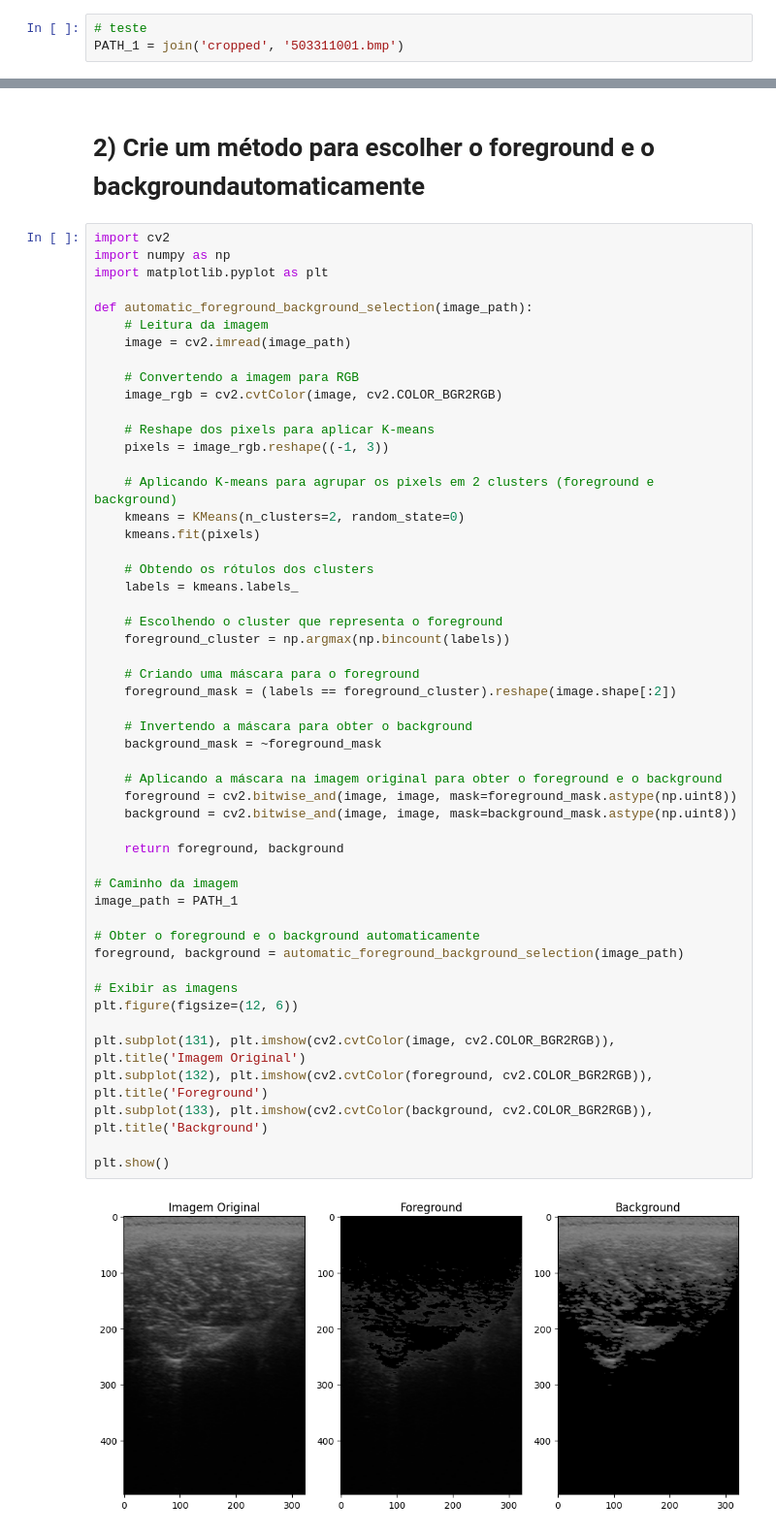
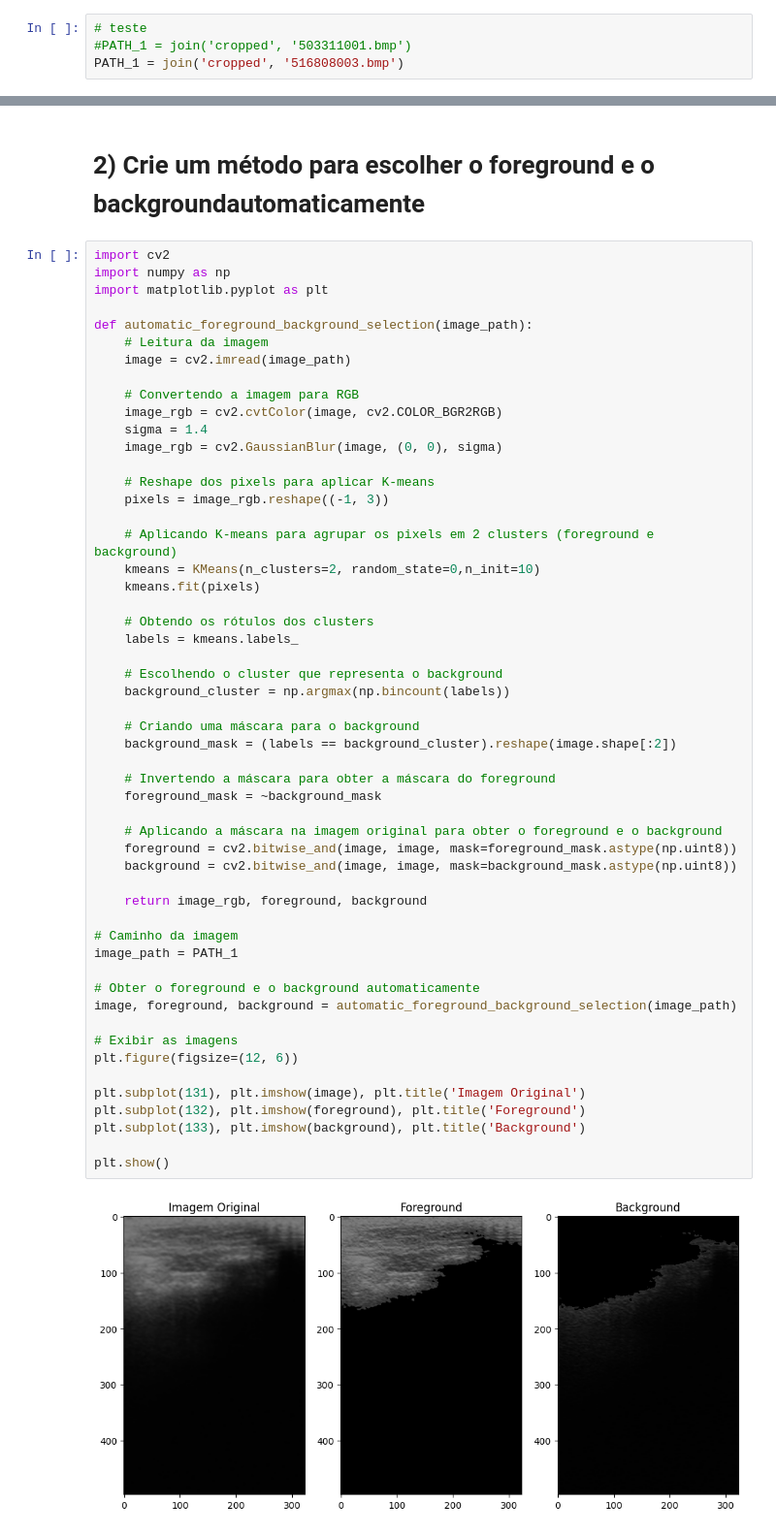
Before and after one commit to mauriciobenjamin700/6_periodo, a Jupyter notebook: CV/Treino/Enviar_6/main.ipynb, the cells around one changed output, grey strips where cells are left out. Shown at 97% size. Saved outputs shown, nothing was run; the diff lists cells and outputs as text.

```diff
--- a/CV/Treino/Enviar_6/main.ipynb
+++ b/CV/Treino/Enviar_6/main.ipynb
@@ -8,7 +32,8 @@ from os.path import join
 import matplotlib.pyplot as plt
 # %%
 # teste
-PATH_1 = join('cropped', '503311001.bmp')
+#PATH_1 = join('cropped', '503311001.bmp')
+PATH_1 = join('cropped', '516808003.bmp')
 # %% [markdown]
 # Questão 1:
     Utilizando   a   base   de   imagens   “ultrassound.zip”   disponibilizada   no SIGAA, realize a segmentação das imagens das seguintes formas:
@@ -170,45 +201,47 @@ def automatic_foreground_background_selection(image_path):
 
     # Convertendo a imagem para RGB
     image_rgb = cv2.cvtColor(image, cv2.COLOR_BGR2RGB)
+    sigma = 1.4
+    image_rgb = cv2.GaussianBlur(image, (0, 0), sigma)
 
     # Reshape dos pixels para aplicar K-means
     pixels = image_rgb.reshape((-1, 3))
 
     # Aplicando K-means para agrupar os pixels em 2 clusters (foreground e background)
-    kmeans = KMeans(n_clusters=2, random_state=0)
+    kmeans = KMeans(n_clusters=2, random_state=0,n_init=10)
     kmeans.fit(pixels)
 
     # Obtendo os rótulos dos clusters
     labels = kmeans.labels_
 
-    # Escolhendo o cluster que representa o foreground
-    foreground_cluster = np.argmax(np.bincount(labels))
+    # Escolhendo o cluster que representa o background
+    background_cluster = np.argmax(np.bincount(labels))
 
-    # Criando uma máscara para o foreground
-    foreground_mask = (labels == foreground_cluster).reshape(image.shape[:2])
+    # Criando uma máscara para o background
+    background_mask = (labels == background_cluster).reshape(image.shape[:2])
 
-    # Invertendo a máscara para obter o background
-    background_mask = ~foreground_mask
+    # Invertendo a máscara para obter a máscara do foreground
+    foreground_mask = ~background_mask
 
     # Aplicando a máscara na imagem original para obter o foreground e o background
     foreground = cv2.bitwise_and(image, image, mask=foreground_mask.astype(np.uint8))
     background = cv2.bitwise_and(image, image, mask=background_mask.astype(np.uint8))
 
-    return foreground, background
+    return image_rgb, foreground, background
 
 # Caminho da imagem
 image_path = PATH_1
 
 # Obter o foreground e o background automaticamente
-foreground, background = automatic_foreground_background_selection(image_path)
+image, foreground, background = automatic_foreground_background_selection(image_path)
 
 # Exibir as imagens
 plt.figure(figsize=(12, 6))
 
-plt.subplot(131), plt.imshow(cv2.cvtColor(image, cv2.COLOR_BGR2RGB)), plt.title('Imagem Original')
-plt.subplot(132), plt.imshow(cv2.cvtColor(foreground, cv2.COLOR_BGR2RGB)), plt.title('Foreground')
-plt.subplot(133), plt.imshow(cv2.cvtColor(background, cv2.COLOR_BGR2RGB)), plt.title('Background')
+plt.subplot(131), plt.imshow(image), plt.title('Imagem Original')
+plt.subplot(132), plt.imshow(foreground), plt.title('Foreground')
+plt.subplot(133), plt.imshow(background), plt.title('Background')
 
 plt.show()
 # %% [output]
-[figure, old version]
+[figure, new version]
```
Also changed, not shown: parts of 7 cells of this notebook, 7 other files.
